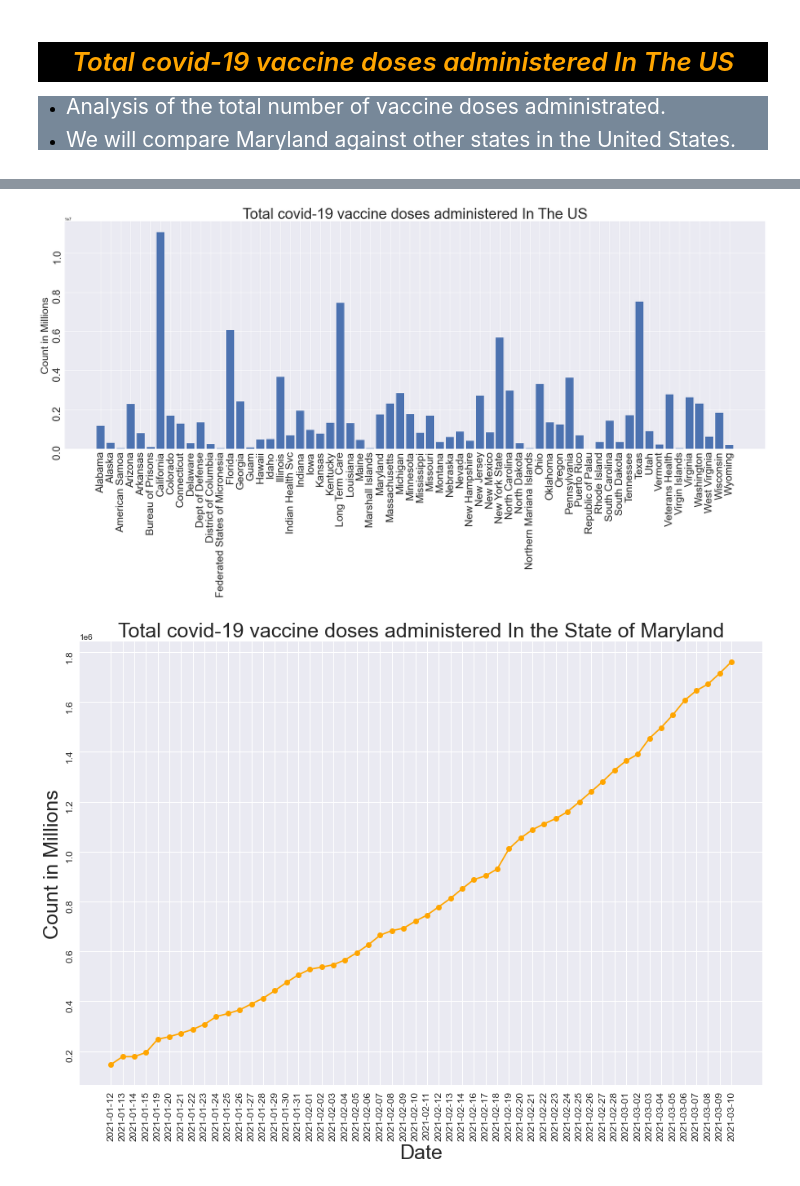
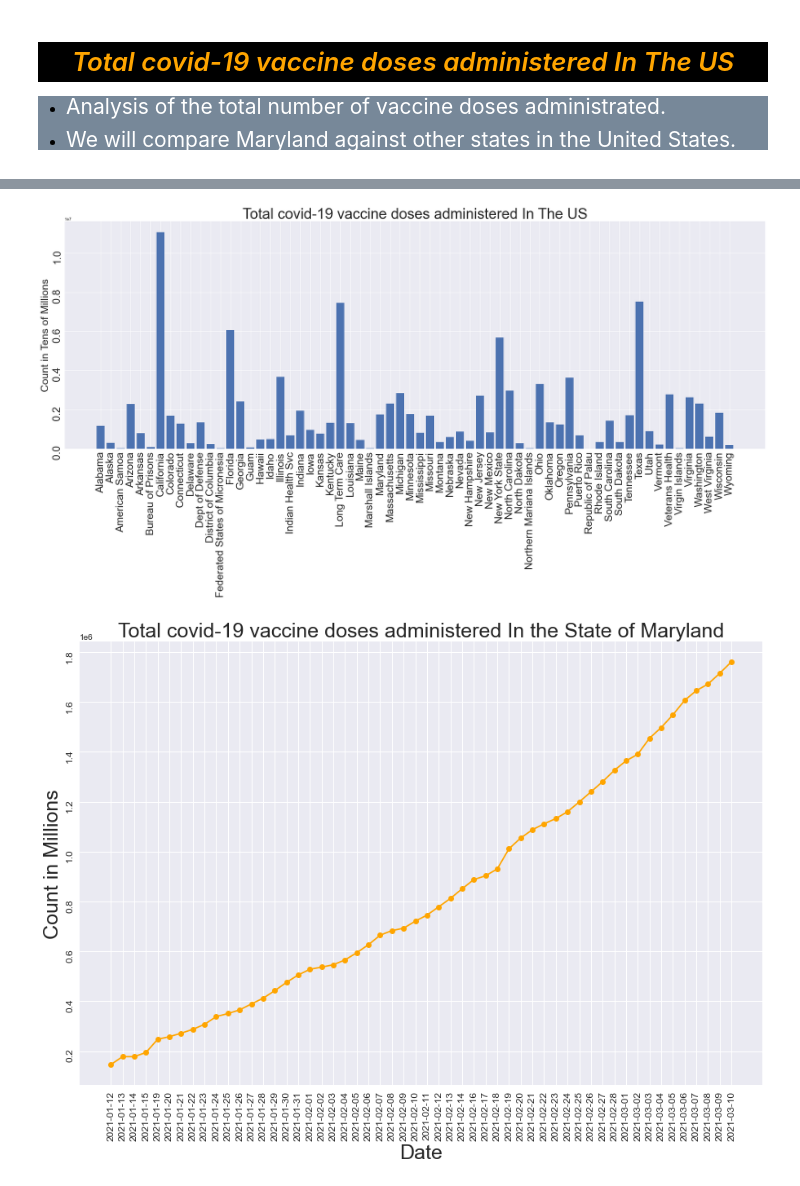
Before and after one commit to ccgrace/maryland_vaccination, a Jupyter notebook: Covid19-Vaccination-Analysis/Vaccionation_in_Maryland_starter.ipynb, the cells around one changed output, grey strips where cells are left out. Saved outputs shown, nothing was run; the diff lists cells and outputs as text; code cells hidden in the pictures.

Commit message:
Added images for the plots
Created plots to compare statistics by county

```diff
--- a/Covid19-Vaccination-Analysis/Vaccionation_in_Maryland_starter.ipynb
+++ b/Covid19-Vaccination-Analysis/Vaccionation_in_Maryland_starter.ipynb
@@ -40,26 +40,26 @@ dtype: int64
 # %%
 #
 total_distributied_Vaccines = total_doses_administered_df.drop_duplicates(subset='Entity', keep='last')
 total_distributied_Vaccines = total_distributied_Vaccines[['Entity',"total_vaccinations"]]
 total_distributied_Vaccines = total_distributied_Vaccines[total_distributied_Vaccines["Entity"] != "United States"]
 states = total_distributied_Vaccines['Entity']
 total_count = total_distributied_Vaccines['total_vaccinations']
 
 # creating A dataframe specific for maryland
 maryland_distributed_vaccines_df =total_doses_administered_df[total_doses_administered_df['Entity'].isin(['Maryland'])]
 
 
 # Setting Plot
 plt.style.use('seaborn')
 plt.figure(figsize=(30, 10))
 # ax.set_xticklabels(states, )
 plt.tick_params(labelsize=25, rotation=90)
-plt.ylabel("Count in Millions", fontsize=25)
+plt.ylabel("Count in Tens of Millions", fontsize=25)
 plt.title("Total covid-19 vaccine doses administered In The US",fontsize=35)
 plt.bar(states, total_count);
-plt.savefig("../Output_Data/Tota_covid-19_vaccine-doses-administered-In-The-US.png")
+plt.savefig("../Output_Data/Tota_covid-19_vaccine-doses-administered-In-The-US.png",bbox_inches = 'tight')
 # %% [output]
-[figure, old version]
+[figure, new version]
 # %%
 dates = maryland_distributed_vaccines_df['Date']
 md_total_vaccines = maryland_distributed_vaccines_df['total_vaccinations']
```
Also changed, not shown: parts of 16 cells of this notebook, 6 other files.
